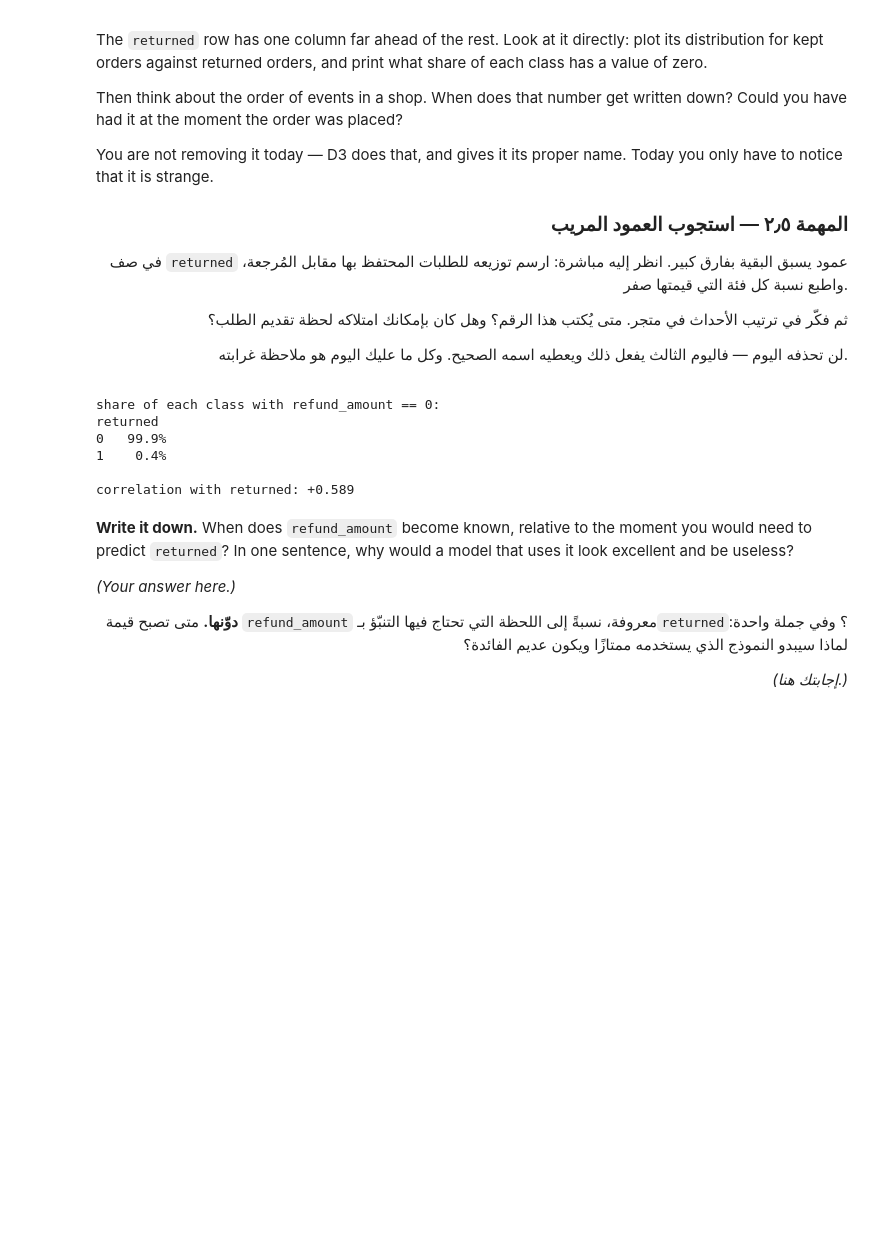
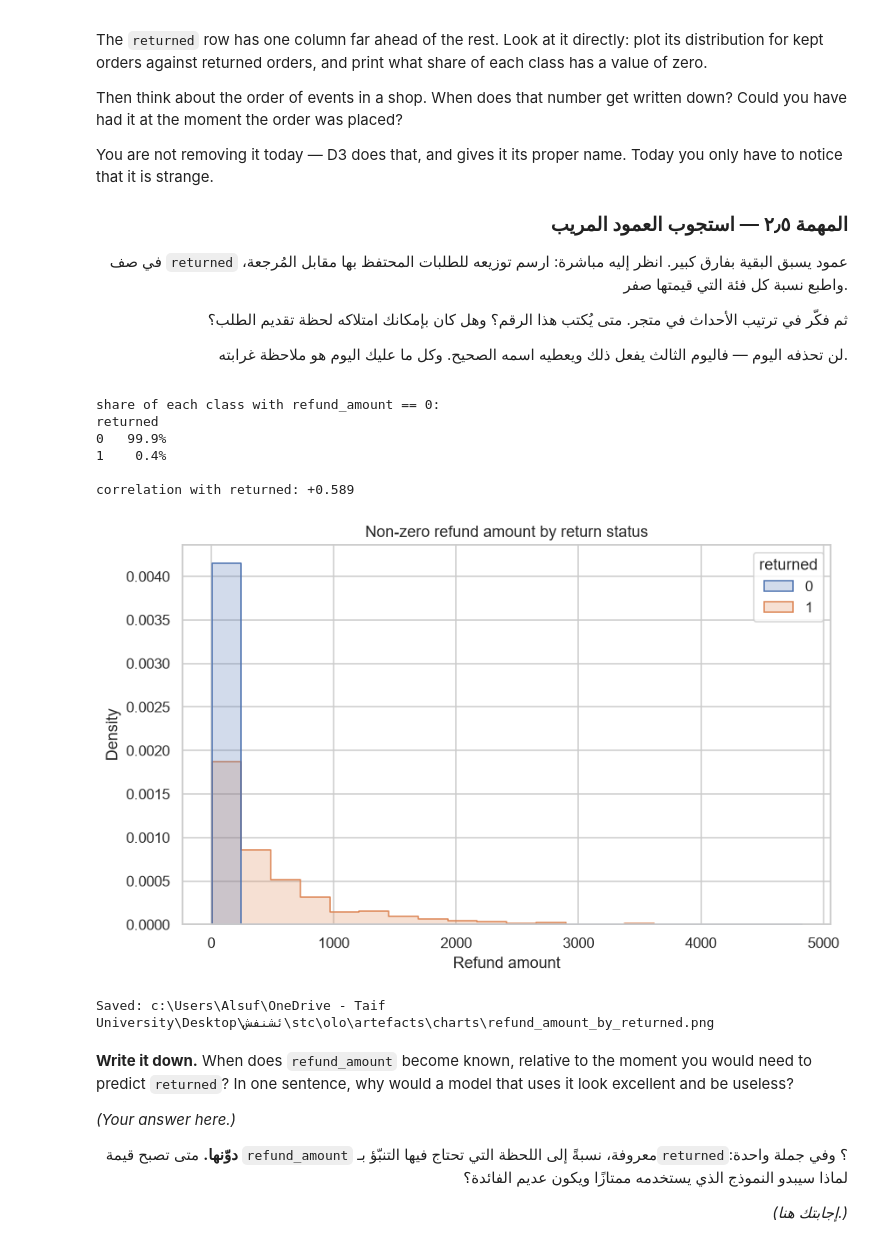
Before and after one commit to Hanan-codes/AIEP_Olo_student, a Jupyter notebook: week_2_data_engineering/labs_v2/D2_eda_and_visualisation/D2_eda_and_visualisation_blank.ipynb, the cells around one changed output. Saved outputs shown, nothing was run; the diff lists cells and outputs as text; code cells hidden in the pictures; blank space fills up the shorter version.

```diff
--- a/week_2_data_engineering/labs_v2/D2_eda_and_visualisation/D2_eda_and_visualisation_blank.ipynb
+++ b/week_2_data_engineering/labs_v2/D2_eda_and_visualisation/D2_eda_and_visualisation_blank.ipynb
@@ -567,34 +665,73 @@ notice that it is strange.
 # %%
 # ────────────────────────────────────────────────────────────────────
 # 1) Take the column at the top of your `returned` correlation ranking.
 # 2) Show what share of the kept orders and what share of the returned orders
 #    have a value of exactly zero. The gap is the whole story.
 # 3) Plot the non-zero values for each class so the chart is not one giant bar at zero.
 # Search: "pandas groupby share equal to zero"
 #
 # ١) خذ العمود الأعلى في ترتيب ارتباطك بـ`returned`.
 # ٢) أظهر نسبة الطلبات المحتفظ بها ونسبة الطلبات المُرجعة التي قيمتها صفر
 #    تمامًا. والفجوة هي القصة كلها.
 # ٣) ارسم القيم غير الصفرية لكل فئة كي لا يكون الرسم عمودًا ضخمًا عند الصفر.
 # ابحث عن: "pandas groupby share equal to zero"
 # ────────────────────────────────────────────────────────────────────
 
 SUSPECT = "refund_amount"
 # TODO: Report the share of each class whose SUSPECT value is exactly zero, and plot the non-zero values split by class.
 # مهمة: اذكر نسبة كل فئة تكون فيها قيمة SUSPECT صفرًا تمامًا، وارسم القيم غير الصفرية مقسومة حسب الفئة.
 
-zero_share = raw.groupby("returned")[SUSPECT].apply(lambda x: (x == 0).mean())
+
+zero_share = raw.groupby("returned")[SUSPECT].apply(
+    lambda x: (x == 0).mean()
+)
 
 print(f"share of each class with {SUSPECT} == 0:")
-print(zero_share.to_string(float_format="{:.1%}".format))
-print(f"\ncorrelation with returned: {raw[SUSPECT].corr(raw['returned']):+.3f}")
+print(
+    zero_share.to_string(
+        float_format="{:.1%}".format
+    )
+)
+
+print(
+    f"\ncorrelation with returned: "
+    f"{raw[SUSPECT].corr(raw['returned']):+.3f}"
+)
+
+# Plot only non-zero refund amounts.
+nonzero_refunds = raw[raw[SUSPECT] != 0]
+
+plt.figure(figsize=(8, 5))
+
+sns.histplot(
+    data=nonzero_refunds,
+    x=SUSPECT,
+    hue="returned",
+    stat="density",
+    common_norm=False,
+    bins=20,
+    element="step"
+)
+
+plt.title("Non-zero refund amount by return status")
+plt.xlabel("Refund amount")
+plt.ylabel("Density")
+plt.tight_layout()
+
+chart_path = CHART_DIR / "refund_amount_by_returned.png"
+plt.savefig(chart_path, bbox_inches="tight")
+plt.show()
+
+print(f"Saved: {chart_path}")
 # %% [output]
 share of each class with refund_amount == 0:
 returned
 0   99.9%
 1    0.4%
 
 correlation with returned: +0.589
+[figure, added]
+Saved: c:\Users\Alsuf\OneDrive - Taif University\Desktop\ئشنفش\stc\olo\artefacts\charts\refund_amount_by_returned.png
 # %% [markdown]
 **Write it down.** When does `refund_amount` become known, relative to the moment you would need
 to predict `returned`? In one sentence, why would a model that uses it look excellent and be
```
Also changed, not shown: parts of 9 cells of this notebook.
